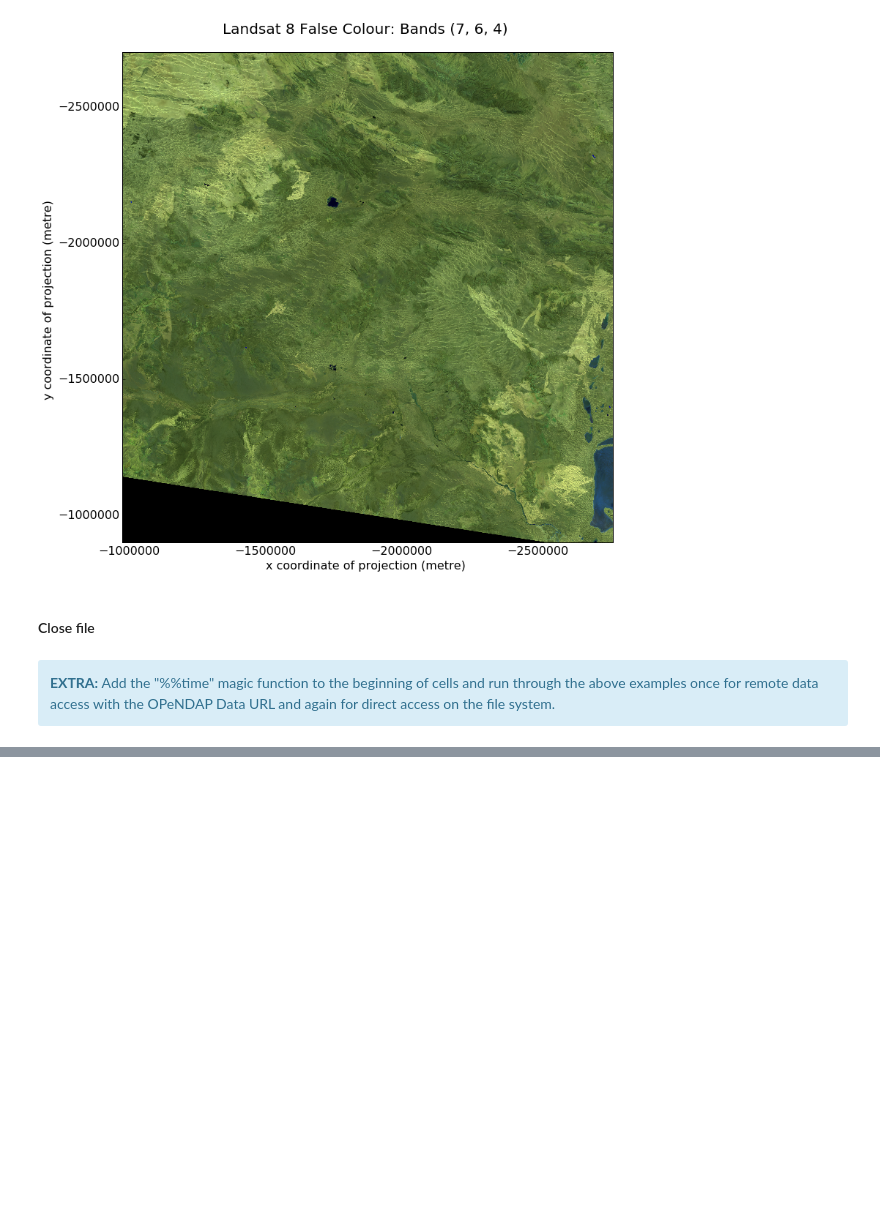
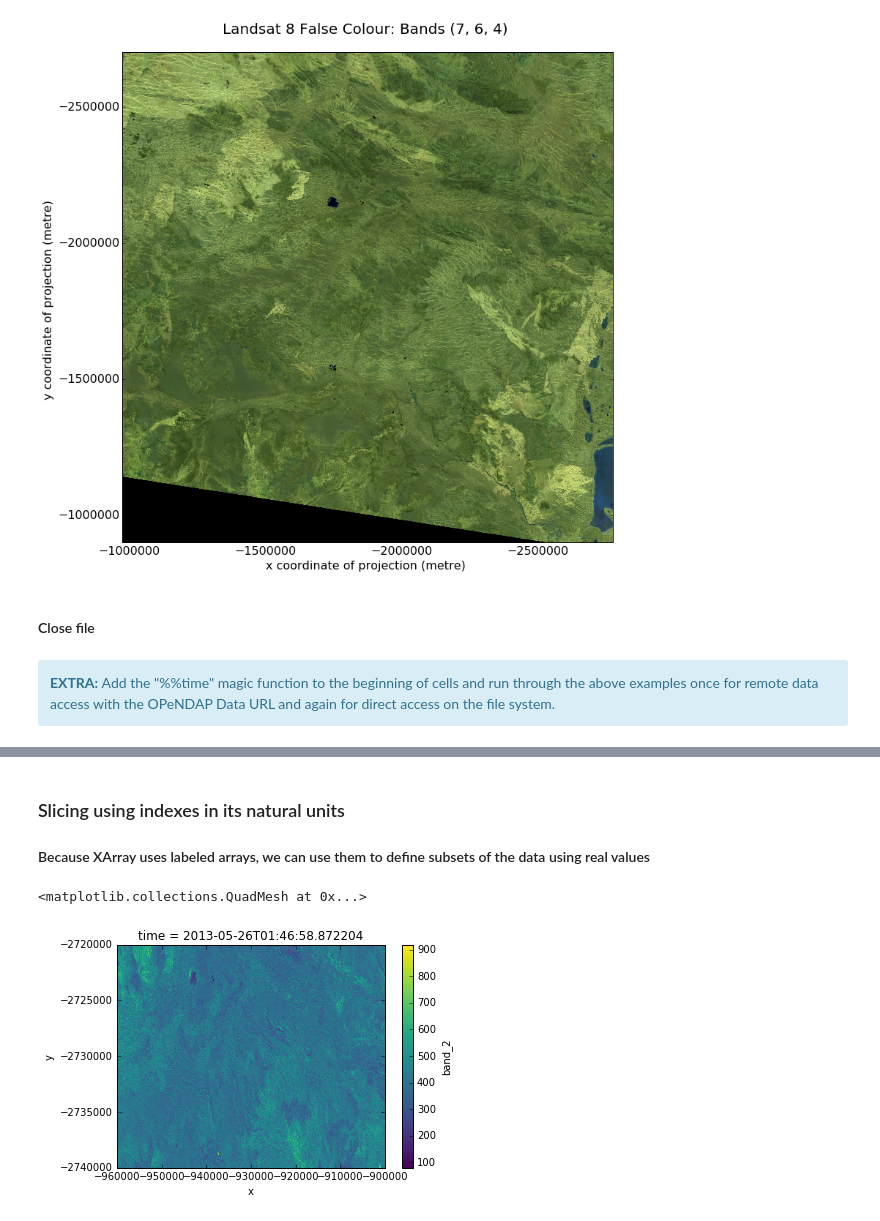
Before and after one commit to nigelrees/Data-Intensive-Workshop-Nov-2016, a Jupyter notebook: 05_Python_Data_Examples_I/Python_NetCDF_Landsat8.ipynb, the cells around one changed output, grey strips where cells are left out. Drawn from its saved outputs; the diff is of its cells as text; code cells hidden in the pictures; blank space fills up the shorter version.

```diff
--- a/05_Python_Data_Examples_I/Python_NetCDF_Landsat8.ipynb
+++ b/05_Python_Data_Examples_I/Python_NetCDF_Landsat8.ipynb
@@ -261,0 +335,9 @@ f.close()
+# %% [markdown]
+### Slicing using indexes in its natural units
+
+#### Because XArray uses labeled arrays, we can use them to define subsets of the data using real values
+# %%
+ds.band_2.loc['2013-05-26T11:46:58.872204000+1000', -2720000:-2740000, -960000:-94000].plot()
+# %% [output]
+<matplotlib.collections.QuadMesh at 0x...>
+[figure, added]
```
Also changed, not shown: parts of 10 cells of this notebook.
